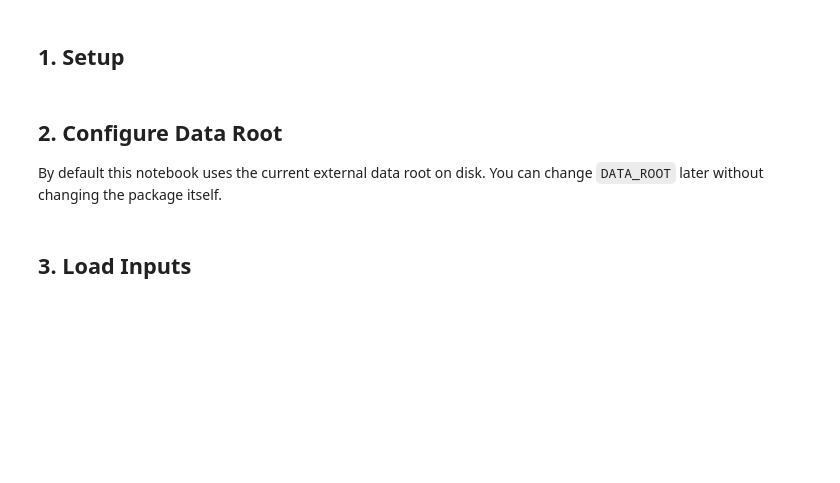
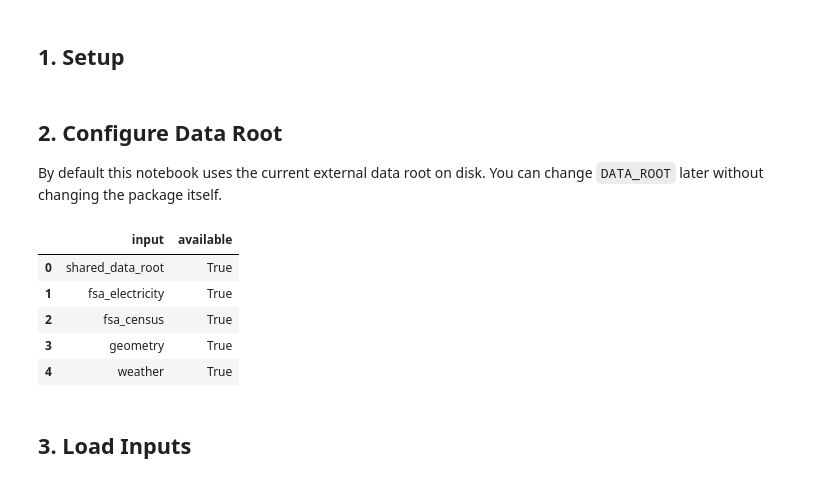
Before and after one commit to MasoodShamsaiee/urban-energy-core, a Jupyter notebook: notebooks/capabilities_walkthrough.ipynb, the cells around one changed output. Saved outputs shown, nothing was run; the diff lists cells and outputs as text; code cells hidden in the pictures; blank space fills up the shorter version.

```diff
--- a/notebooks/capabilities_walkthrough.ipynb
+++ b/notebooks/capabilities_walkthrough.ipynb
@@ -32,12 +38,36 @@ You can change `DATA_ROOT` later without changing the package itself.
 # %%
 DATA_ROOT = REPO_ROOT.parent / "urban-energy-data"
 ELEC_PATH = DATA_ROOT / "data" / "processed" / "electricity" / "elec_rebuilt_new_weather.parquet"
 CENSUS_ROOT = DATA_ROOT / "data" / "raw" / "census" / "FSA scale"
 GEOMETRY_ROOT = DATA_ROOT / "data" / "raw" / "geometry"
 WEATHER_ROOT = DATA_ROOT / "data" / "raw" / "weather"
 
-for path in [DATA_ROOT, ELEC_PATH, CENSUS_ROOT, GEOMETRY_ROOT, WEATHER_ROOT]:
-    print(path, "->", path.exists())
+availability_df = pd.DataFrame(
+    {
+        "input": [
+            "shared_data_root",
+            "fsa_electricity",
+            "fsa_census",
+            "geometry",
+            "weather",
+        ],
+        "available": [
+            DATA_ROOT.exists(),
+            ELEC_PATH.exists(),
+            CENSUS_ROOT.exists(),
+            GEOMETRY_ROOT.exists(),
+            WEATHER_ROOT.exists(),
+        ],
+    }
+)
+availability_df
+# %% [output]
+|  | input | available |
+| 0 | shared_data_root | True |
+| 1 | fsa_electricity | True |
+| 2 | fsa_census | True |
+| 3 | geometry | True |
+| 4 | weather | True |
 # %% [markdown]
 ## 3. Load Inputs
 # %%
```
Also changed, not shown: parts of 11 cells of this notebook, 13 other files.
